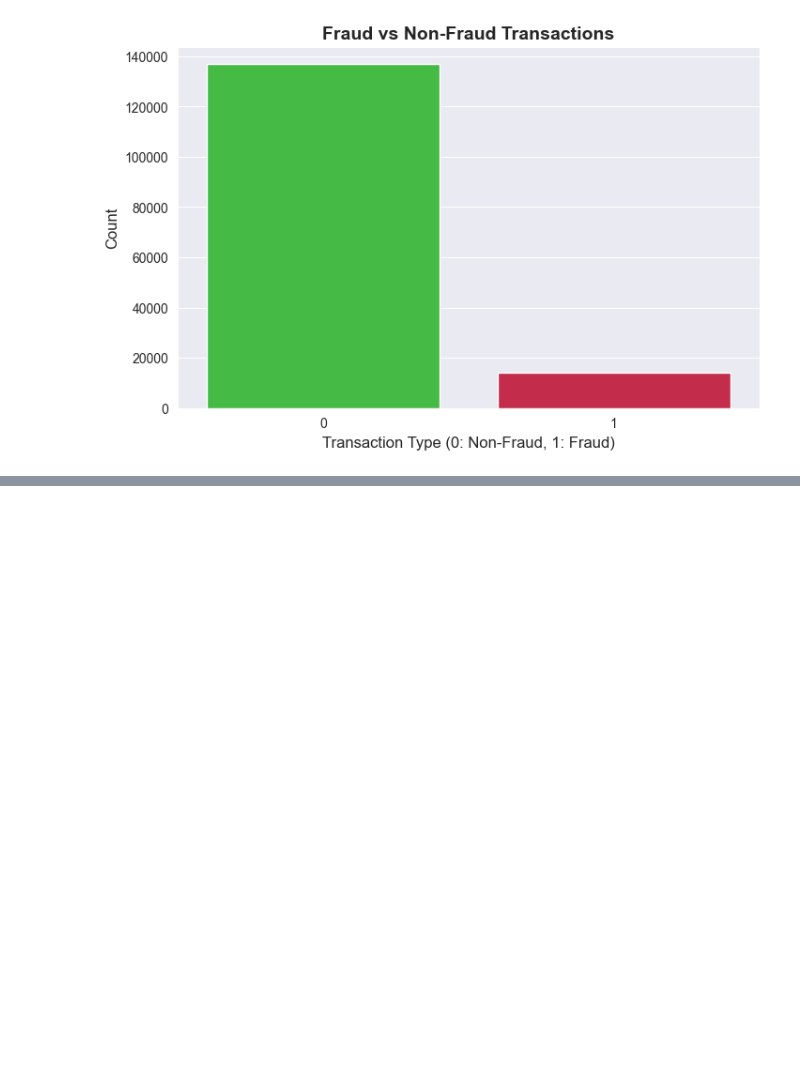
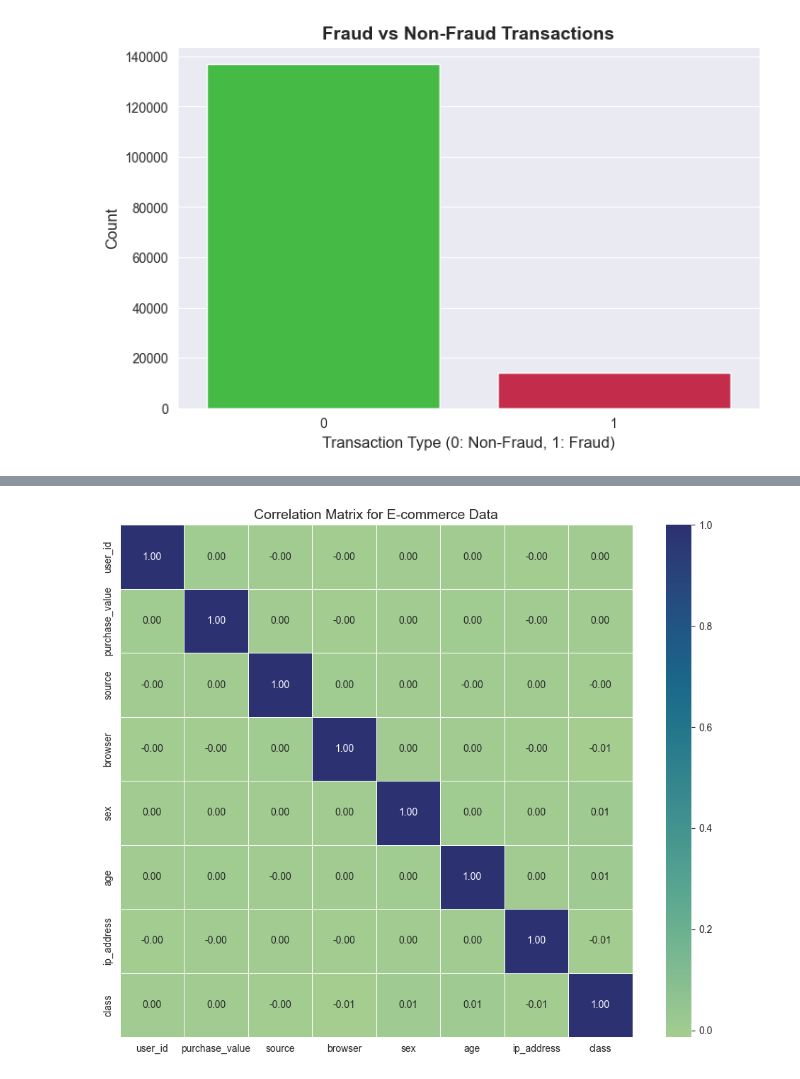
Before and after one commit to Roman0290/fraud-detection-ecommerce-banking, a Jupyter notebook: notebooks/Data_analysis.ipynb, the cells around one changed output, grey strips where cells are left out. Saved outputs shown, nothing was run; the diff lists cells and outputs as text; code cells hidden in the pictures; blank space fills up the shorter version.

```diff
--- a/notebooks/Data_analysis.ipynb
+++ b/notebooks/Data_analysis.ipynb
@@ -211,0 +222,11 @@ Passing `palette` without assigning `hue` is deprecated and will be removed in v
+# %%
+# Encode categorical variables using LabelEncoder
+label_encoder = LabelEncoder()
+
+fraud_data['source'] = label_encoder.fit_transform(fraud_data['source'])
+fraud_data['browser'] = label_encoder.fit_transform(fraud_data['browser'])
+fraud_data['sex'] = label_encoder.fit_transform(fraud_data['sex'])
+
+
+# Check the dataset after encoding
+fraud_data.info()
@@ -211,0 +252,11 @@ Passing `palette` without assigning `hue` is deprecated and will be removed in v
+# %%
+plt.figure(figsize=(10, 8))
+
+sns.heatmap(fraud_data.drop(columns=['device_id', 'signup_time', 'purchase_time']).corr(),
+            annot=True, fmt=".2f", cmap='crest', linewidths=0.5, square=True)
+
+plt.title('Correlation Matrix for E-commerce Data', fontsize=14)
+plt.tight_layout()
+plt.show()
+# %% [output]
+[figure, added]
```
Also changed, not shown: parts of 29 cells of this notebook, 1 other file.
